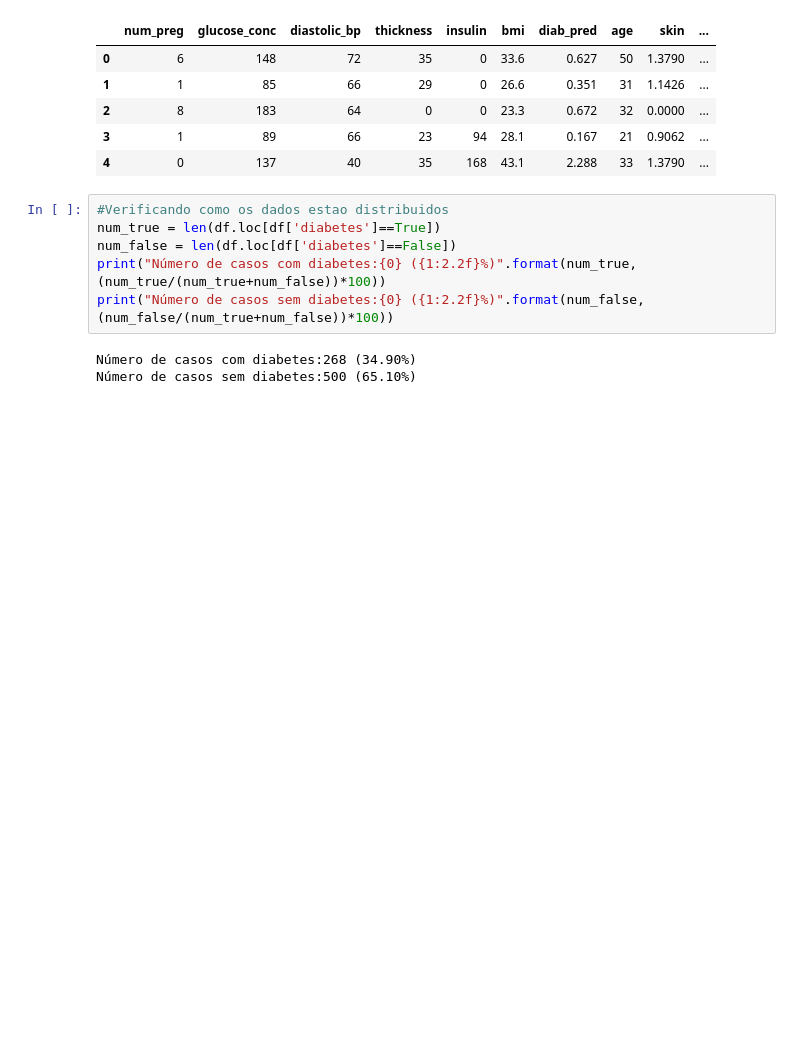
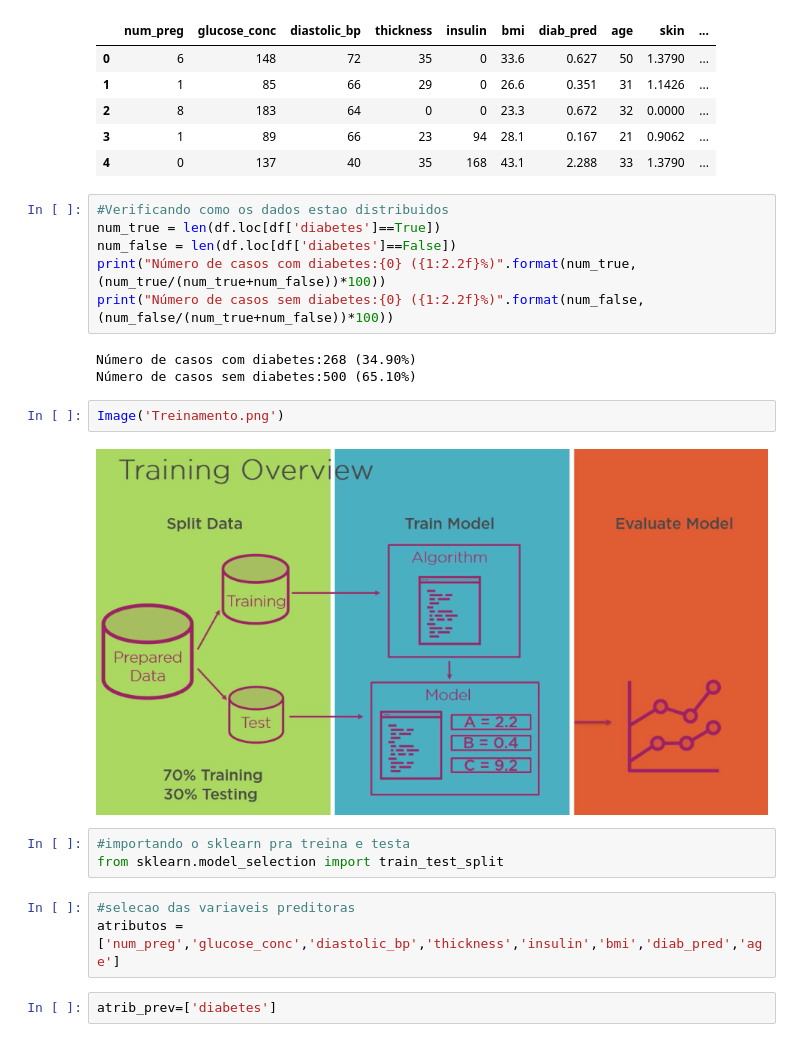
Before and after one commit to Rafaelcvo/curso-dsa, a Jupyter notebook: ocorrencia-de-diabetes.ipynb, the cells around one changed output. Drawn from its saved outputs; the diff is of its cells as text; blank space fills up the shorter version.

```diff
--- a/ocorrencia-de-diabetes.ipynb
+++ b/ocorrencia-de-diabetes.ipynb
@@ -103,3 +103,15 @@ print("Número de casos sem diabetes:{0} ({1:2.2f}%)".format(num_false,(num_fals
 # %% [output]
 Número de casos com diabetes:268 (34.90%)
 Número de casos sem diabetes:500 (65.10%)
+# %%
+Image('Treinamento.png')
+# %% [output]
+[figure, added]
+# %%
+#importando o sklearn pra treina e testa
+from sklearn.model_selection import train_test_split
+# %%
+#selecao das variaveis preditoras
+atributos = ['num_preg','glucose_conc','diastolic_bp','thickness','insulin','bmi','diab_pred','age']
+# %%
+atrib_prev=['diabetes']
```
Also changed, not shown: parts of 7 cells of this notebook.
